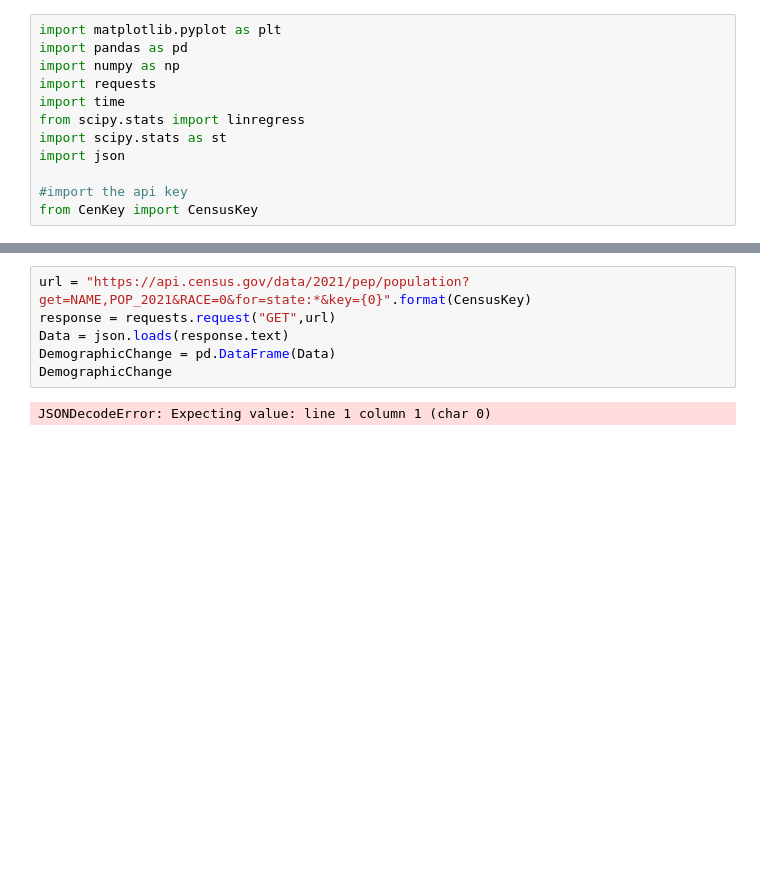
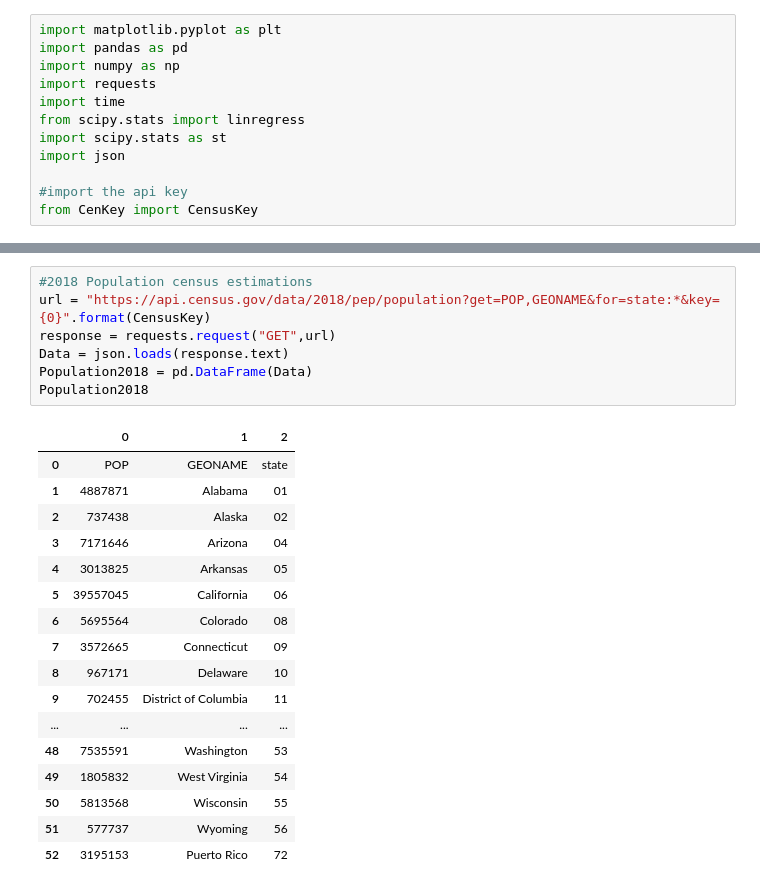
Before and after one commit to mfeas/Population-Estimates, a Jupyter notebook: LoadApi.ipynb, the cells around one changed output, grey strips where cells are left out. Cells and saved outputs as stored; diff of their text form; blank space fills up the shorter version.

```diff
--- a/LoadApi.ipynb
+++ b/LoadApi.ipynb
@@ -39,8 +39,25 @@ PercentChange
 # %%
-url = "https://api.census.gov/data/2021/pep/population?get=NAME,POP_2021&RACE=0&for=state:*&key={0}".format(CensusKey)
+#2018 Population census estimations
+url = "https://api.census.gov/data/2018/pep/population?get=POP,GEONAME&for=state:*&key={0}".format(CensusKey)
 response = requests.request("GET",url)
 Data = json.loads(response.text)
-DemographicChange = pd.DataFrame(Data)
-DemographicChange
+Population2018 = pd.DataFrame(Data)
+Population2018
 # %% [output]
-JSONDecodeError: Expecting value: line 1 column 1 (char 0)
+|  | 0 | 1 | 2 |
+| 0 | POP | GEONAME | state |
+| 1 | 4887871 | Alabama | 01 |
+| 2 | 737438 | Alaska | 02 |
+| 3 | 7171646 | Arizona | 04 |
+| 4 | 3013825 | Arkansas | 05 |
+| 5 | 39557045 | California | 06 |
+| 6 | 5695564 | Colorado | 08 |
+| 7 | 3572665 | Connecticut | 09 |
+| 8 | 967171 | Delaware | 10 |
+| 9 | 702455 | District of Columbia | 11 |
+| ... | ... | ... | ... |
+| 48 | 7535591 | Washington | 53 |
+| 49 | 1805832 | West Virginia | 54 |
+| 50 | 5813568 | Wisconsin | 55 |
+| 51 | 577737 | Wyoming | 56 |
+| 52 | 3195153 | Puerto Rico | 72 |
```
Also changed, not shown: parts of 3 cells of this notebook, 1 other file.
